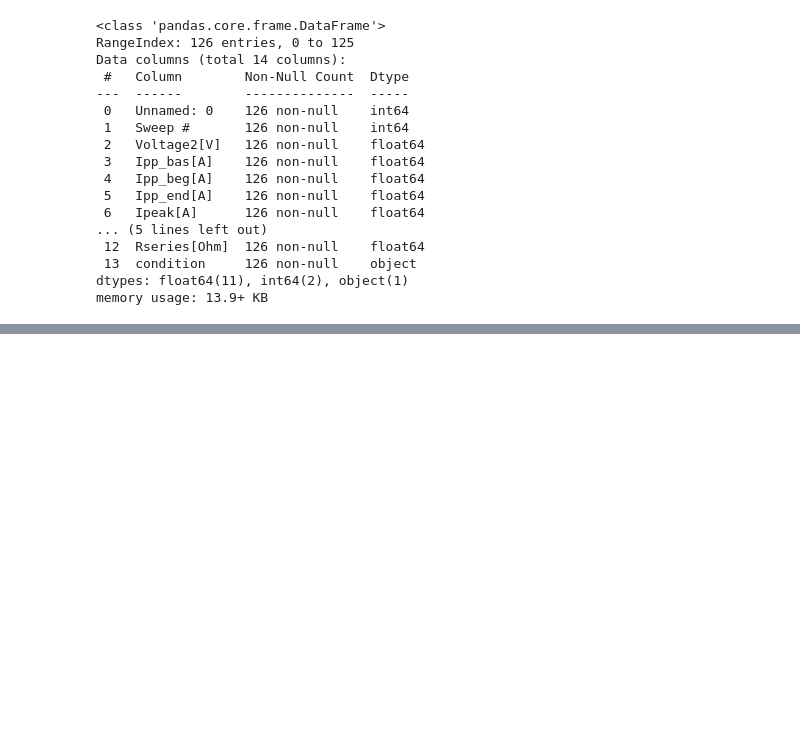
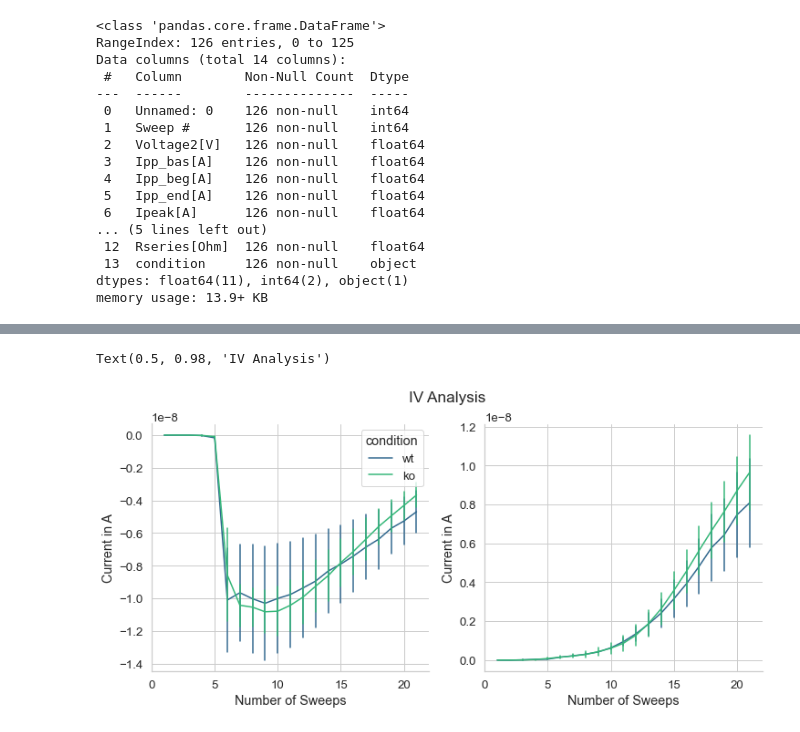
Before and after one commit to mouzkolit/NeuroBeginner, a Jupyter notebook: Scripts/Basics PatchClamp.ipynb, the cells around one changed output, grey strips where cells are left out. Drawn from its saved outputs; the diff is of its cells as text; code cells hidden in the pictures; blank space fills up the shorter version.

```diff
--- a/Scripts/Basics PatchClamp.ipynb
+++ b/Scripts/Basics PatchClamp.ipynb
@@ -4,8 +6,8 @@ import matplotlib.pyplot as plt
 # %%
 # this is called a constant in python
 # PEP-8 says you are not allowed to change also ofc it is possible
-iv_condition = pd.read_csv("../Data/Electrophysiology/IV/Processed_Files/iv_condition.csv")
-iv_condition.head()
+df = pd.read_csv("../Data/Electrophysiology/IV/Processed_Files/iv_condition.csv")
+df.head()
 # here we check the first 5 rows of the table
 # %% [output]
 |  | Unnamed: 0 | Sweep # | Voltage2[V] | Ipp_bas[A] | Ipp_beg[A] | Ipp_end[A] | Ipeak[A] | Isus[A] | Imax[A] | ... |
@@ -56,0 +92,45 @@ max(iv_condition["Ipeak[A]"])
+# %%
+# this is used to set specific styles using seaborn
+# first set(font_scale) increases the default font size by 1.2
+sns.set(font_scale=1.2)
+# this checks the style for seaborn
+# there are various options available:
+# you can find them: https://www.python-graph-gallery.com/104-seaborn-themes
+sns.set_style("whitegrid")
+
+# lets make a more beautiful plot
+fig, ax = plt.subplots(figsize = (12,5), ncols = 2, nrows = 1)
+sns.despine()
+sns.lineplot(data = df ,
+             x = "Sweep #", # select the x axis
+             y = "Ipeak[A]", # select the y axis
+             palette = "viridis", # this creates the colors that we would like to use for our plot
+             hue = "condition", # here we can select different condition
+             ax = ax[0], # this determines where to draw the plot
+             legend = True, # this draws the little legend box based on your hue
+             errorbar=('se'), # this can be the metric of the errorbar, such as condidence interval, standard deviation or SEM
+             err_style= "bars" # here we can decide either bands or bars
+             )
+
+sns.lineplot(data = df,
+             x = "Sweep #",
+             y = "Isus[A]",
+             palette = "viridis",
+             hue = "condition",
+             ax = ax[1],
+             legend = False,
+             errorbar=('se'),
+             err_style = "bars"
+             )
+
+# make the appearance of the different tabs
+# you could of course also write the axis labeling into a loop
+ax[0].set_xlabel("Number of Sweeps")
+ax[0].set_ylabel("Current in A")
+ax[1].set_xlabel("Number of Sweeps")
+ax[1].set_ylabel("Current in A")
+# finally we set a title for our plot
+plt.suptitle("IV Analysis")
+# %% [output]
+Text(0.5, 0.98, 'IV Analysis')
+[figure, added]
```
Also changed, not shown: parts of 21 cells of this notebook, 9 other files.
